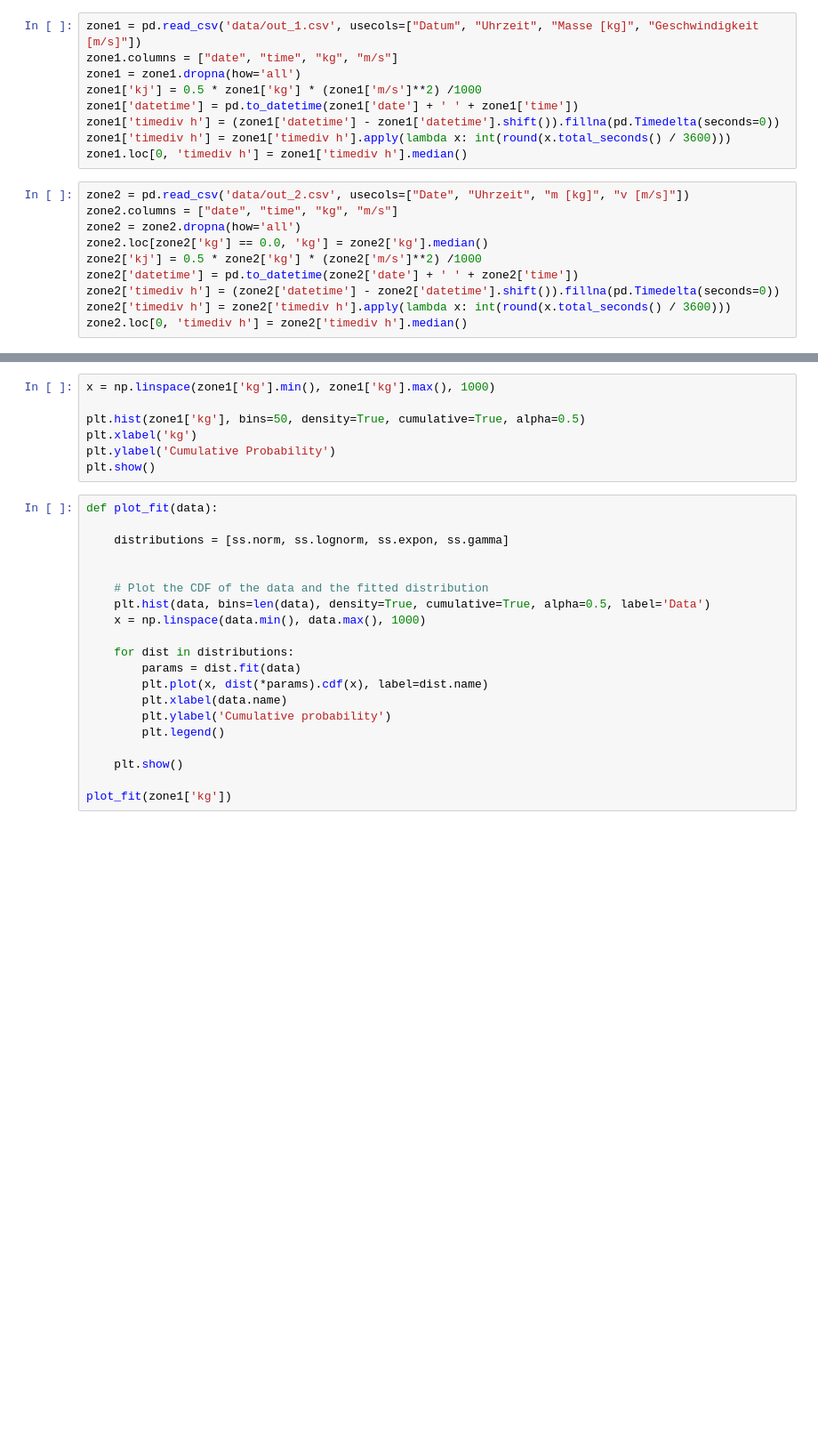
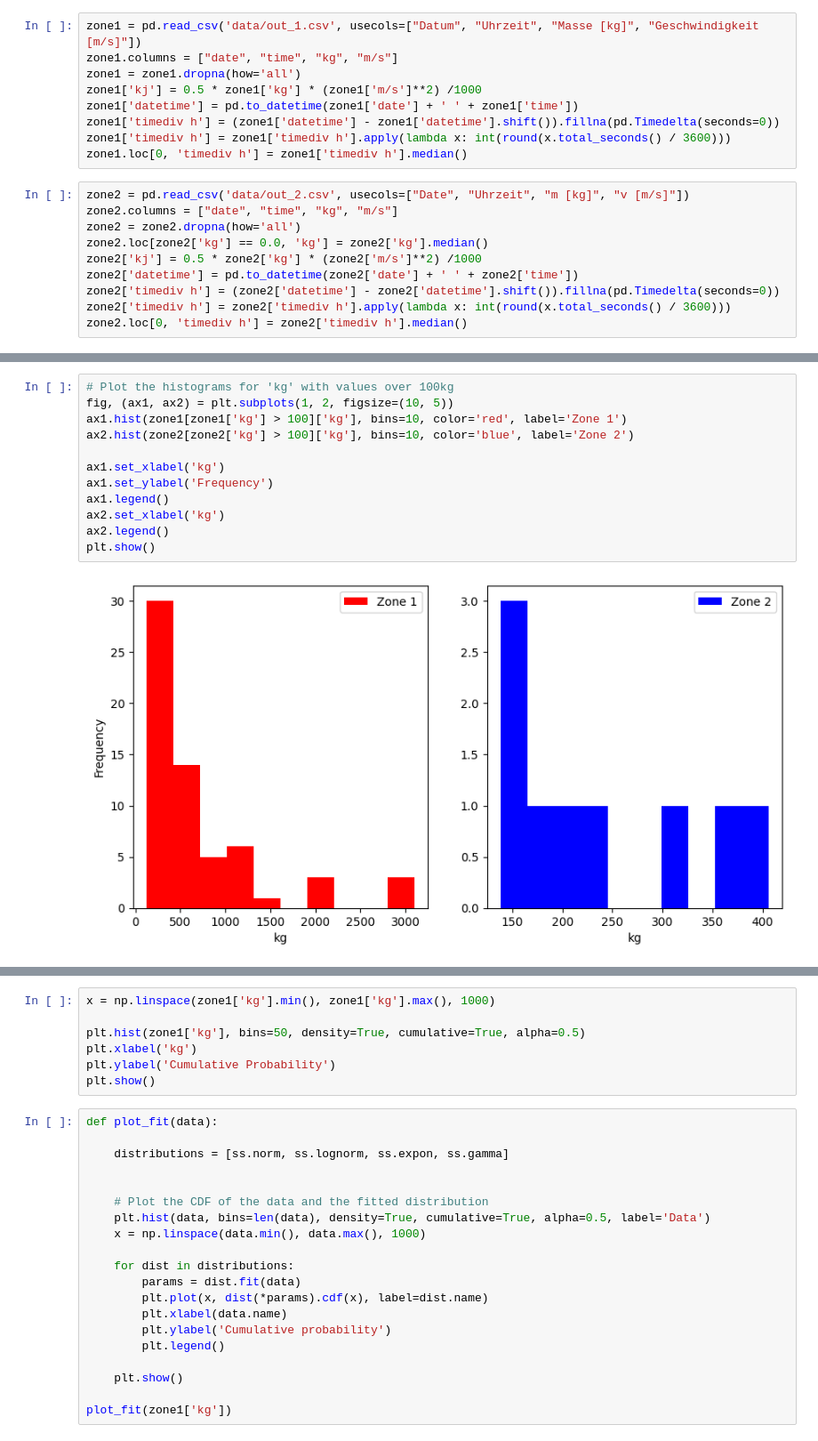
Before and after one commit to staldenhoefler/Steinschlag, a Jupyter notebook: experiment.ipynb, the cells around one changed output, grey strips where cells are left out. Shown at 89% size. Drawn from its saved outputs; the diff is of its cells as text; blank space fills up the shorter version.

```diff
--- a/experiment.ipynb
+++ b/experiment.ipynb
@@ -36,0 +85,14 @@ plt.show()
+# %%
+# Plot the histograms for 'kg' with values over 100kg
+fig, (ax1, ax2) = plt.subplots(1, 2, figsize=(10, 5))
+ax1.hist(zone1[zone1['kg'] > 100]['kg'], bins=10, color='red', label='Zone 1')
+ax2.hist(zone2[zone2['kg'] > 100]['kg'], bins=10, color='blue', label='Zone 2')
+
+ax1.set_xlabel('kg')
+ax1.set_ylabel('Frequency')
+ax1.legend()
+ax2.set_xlabel('kg')
+ax2.legend()
+plt.show()
+# %% [output]
+[figure, added]
```
Also changed, not shown: parts of 4 cells of this notebook.
